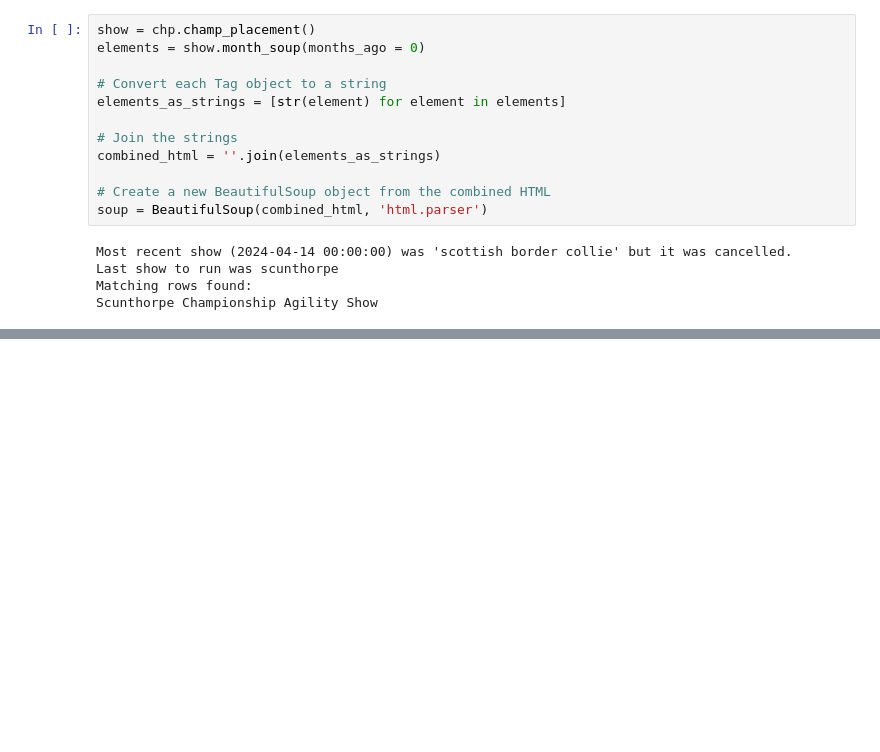
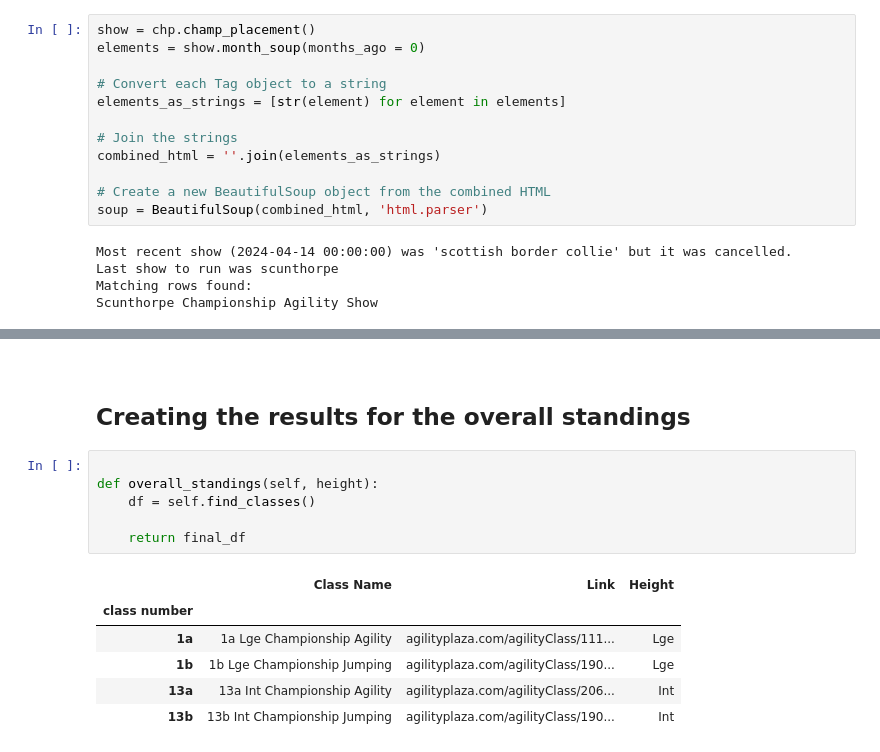
Before and after one commit to RoryTidmarsh/Championship-Finals, a Jupyter notebook: workings.ipynb, the cells around one changed output, grey strips where cells are left out. Saved outputs shown, nothing was run; the diff lists cells and outputs as text; blank space fills up the shorter version.

```diff
--- a/workings.ipynb
+++ b/workings.ipynb
@@ -738,0 +759,17 @@ show.last_show_result_link
+# %% [markdown]
+<a id="overall"></a>
+# %% [markdown]
+## Creating the results for the overall standings
+# %%
+
+def overall_standings(self, height):
+    df = self.find_classes()
+
+    return final_df
+# %% [output]
+|  | Class Name | Link | Height |
+| class number |  |  |  |
+| 1a | 1a Lge Championship Agility | agilityplaza.com/agilityClass/111... | Lge |
+| 1b | 1b Lge Championship Jumping | agilityplaza.com/agilityClass/190... | Lge |
+| 13a | 13a Int Championship Agility | agilityplaza.com/agilityClass/206... | Int |
+| 13b | 13b Int Championship Jumping | agilityplaza.com/agilityClass/190... | Int |
```
Also changed, not shown: parts of 10 cells of this notebook, 1 other file.
